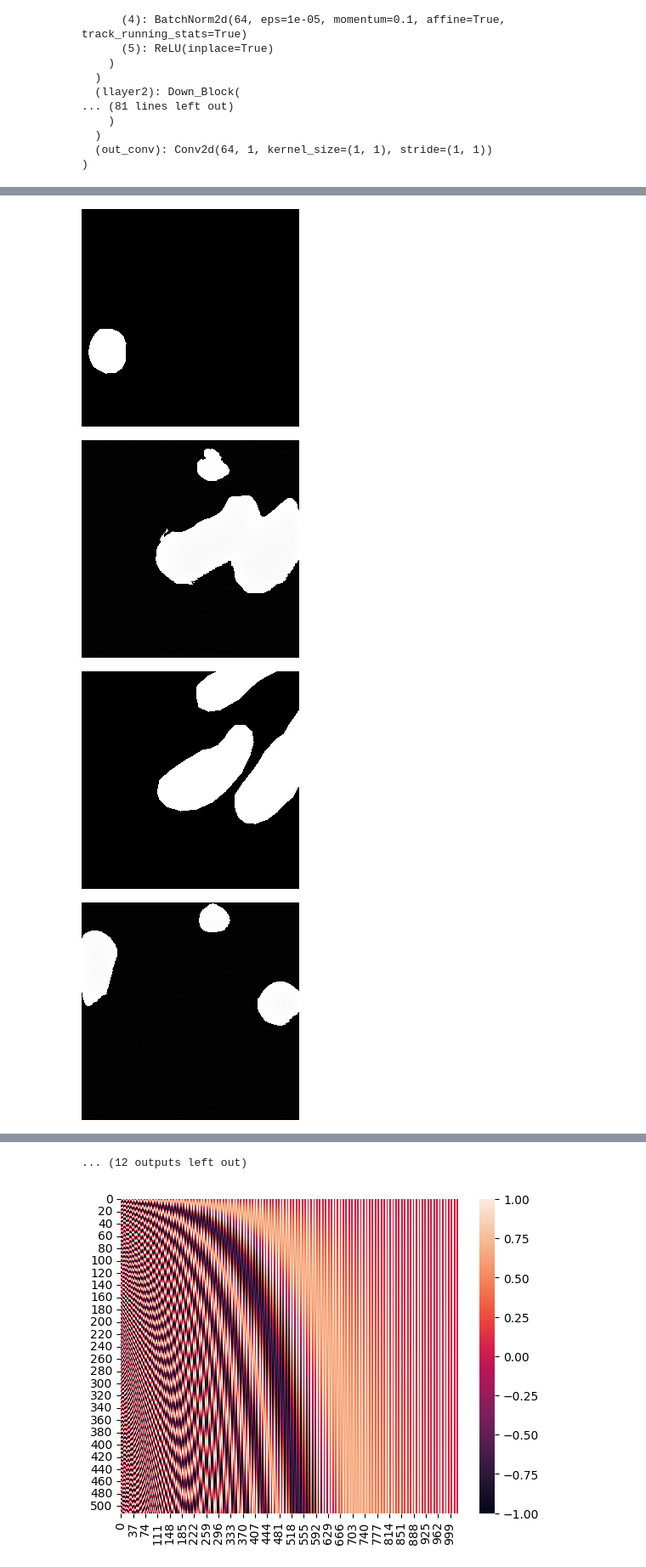
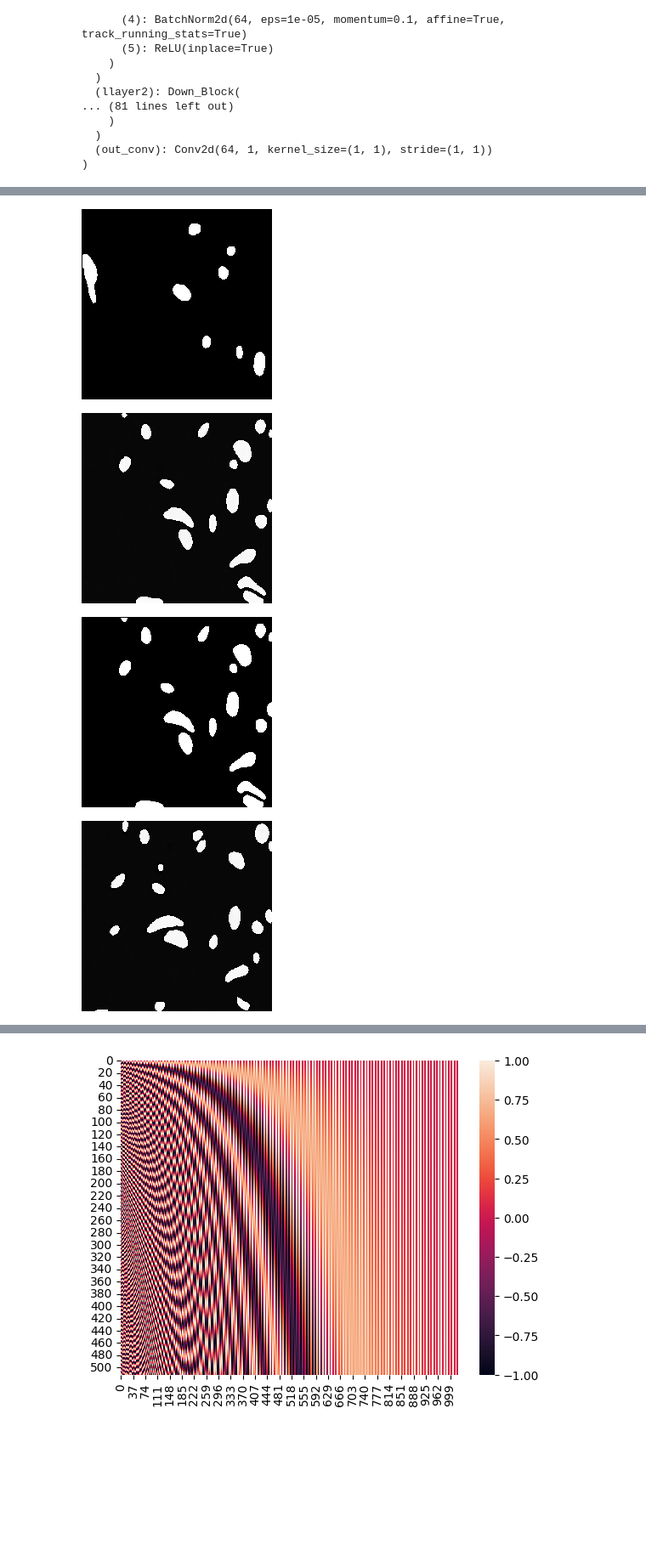
Before and after one commit to JacksonMHoke/diffusion_project, a Jupyter notebook: playground.ipynb, the cells around one changed output, grey strips where cells are left out. Shown at 85% size. Drawn from its saved outputs; the diff is of its cells as text; code cells hidden in the pictures; blank space fills up the shorter version.

Commit message:
Updated diffusion notebook and added readme images

```diff
--- a/playground.ipynb
+++ b/playground.ipynb
@@ -340,0 +337,23 @@ test_truth=torch.reshape(test_truth, tuple(train.shape))
+# %%
+from torch.utils.data import Dataset, random_split
+
+class MitochondriaDataset(Dataset):
+    def __init__(self, images, truth):
+        self.images=images
+        self.truth=truth
+
+    def __len__(self):
+        return len(self.images)
+
+    def __getitem__(self, idx):
+        return self.images[idx][0], self.truth[idx][0]
+
+mitochon_data=MitochondriaDataset(mitochon_source, mitochon_truth)
+
+train_size=int(len(mitochon_data)*0.8)
+test_size=len(mitochon_data)-train_size
+
+mitochon_train, mitochon_test=random_split(mitochon_data, [train_size, test_size])
+print_idx=150
+display(tensorToImage(mitochon_train[print_idx][0], lambda x:x))
+display(tensorToImage(mitochon_train[print_idx][1], lambda x:x))
@@ -369,9 +389,14 @@ Unet(
   )
   (out_conv): Conv2d(64, 1, kernel_size=(1, 1), stride=(1, 1))
 )
-# %%
-with torch.no_grad():
-    output=load_model(test)
+# %%
+test_data=next(iter(DataLoader(mitochon_test, shuffle=True, batch_size=len(mitochon_test))))
+
+test_images=test_data[:][0]
+test_truth=test_data[:][1]
+
+with torch.no_grad():
+    output=load_model(test_images)
 # %%
-display(*[tensorToImage(lst[i], lambda x: torch.round(x)) for i in range(len(test)) for lst in [output, test_truth]])
+display(*[tensorToImage(lst[i], lambda x: torch.round(x)) for i in range(len(output)//10) for lst in [output, test_truth]])
 # %% [output]
@@ -385,4 +410,4 @@ display(*[tensorToImage(lst[i], lambda x: torch.round(x)) for i in range(len(tes
-[figure, old version]
+[figure, new version]
-[figure, old version]
+[figure, new version]
-[figure, old version]
+[figure, new version]
-[figure, old version]
+[figure, new version]
@@ -390,4 +415,3 @@ display(*[tensorToImage(lst[i], lambda x: torch.round(x)) for i in range(len(tes
-... (12 outputs left out)
 # %%
 class SinusoidalPositionalEncoding(nn.Module):
     def __init__(self, max_time_steps, dims, n=10000):
```
Also changed, not shown: parts of 31 cells of this notebook, 12 other files.
